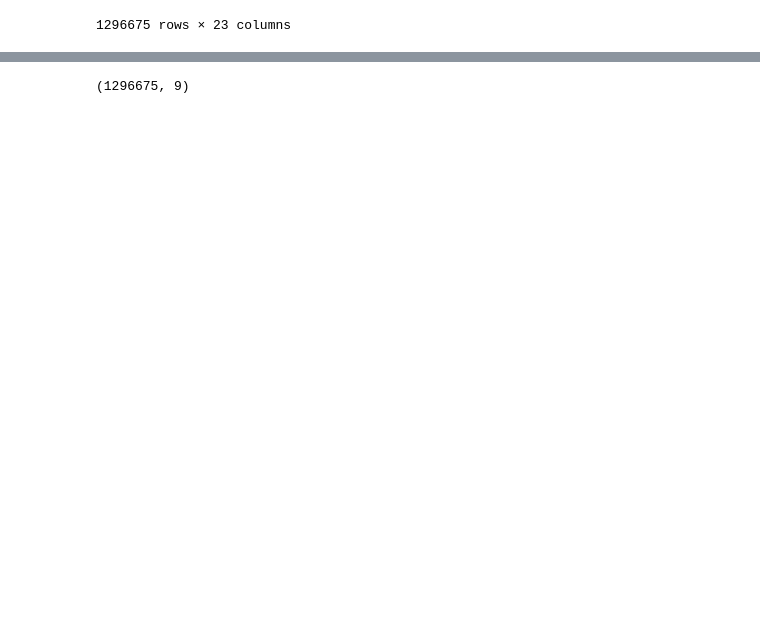
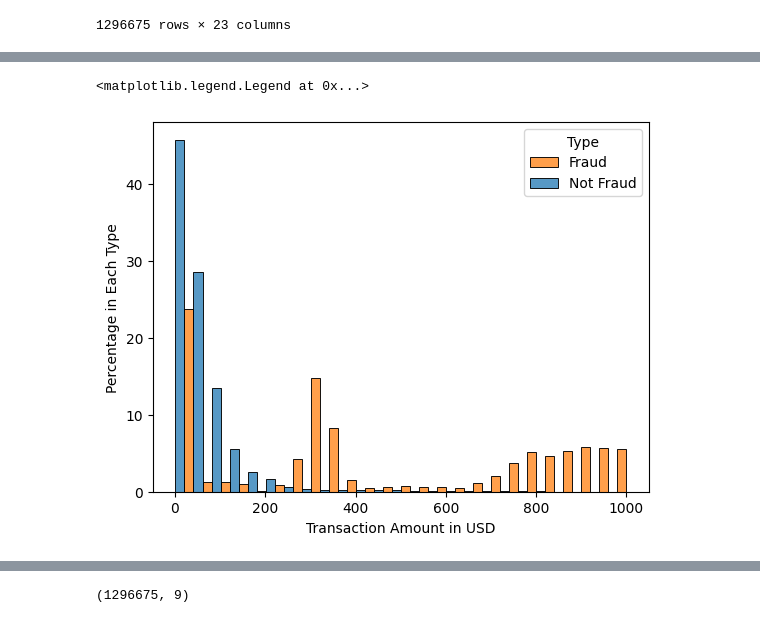
Before and after one commit to candobettercode/codsoft, a Jupyter notebook: credit_card_fraud_detection/Credit-card-Fraud-Detection.ipynb, the cells around one changed output, grey strips where cells are left out. Drawn from its saved outputs; the diff is of its cells as text; code cells hidden in the pictures; blank space fills up the shorter version.

```diff
--- a/credit_card_fraud_detection/Credit-card-Fraud-Detection.ipynb
+++ b/credit_card_fraud_detection/Credit-card-Fraud-Detection.ipynb
@@ -192,0 +240,9 @@ data
+# %%
+#amount vs fraud
+ax=sns.histplot(x='amt',data=data[data.amt<=1000],hue='is_fraud',stat='percent',multiple='dodge',common_norm=False,bins=25)
+ax.set_ylabel('Percentage in Each Type')
+ax.set_xlabel('Transaction Amount in USD')
+plt.legend(title='Type', labels=['Fraud', 'Not Fraud'])
+# %% [output]
+<matplotlib.legend.Legend at 0x...>
+[figure, added]
```
Also changed, not shown: parts of 47 cells of this notebook.
